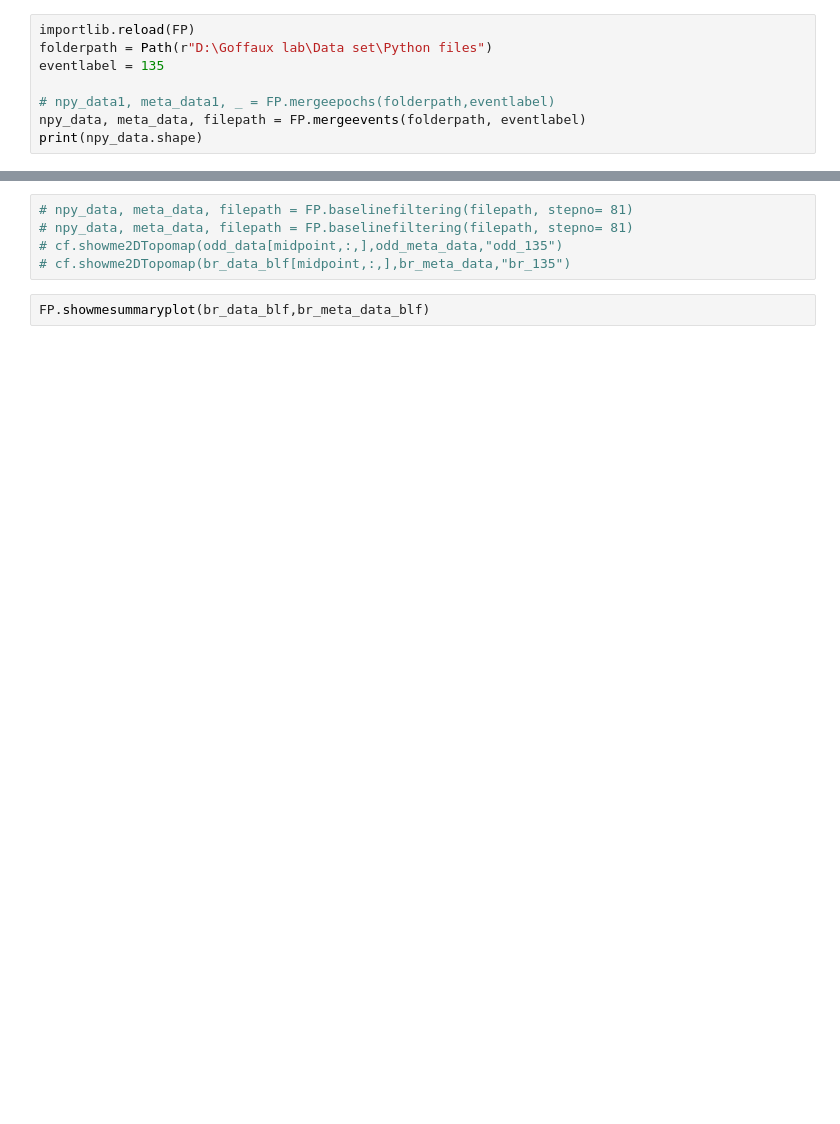
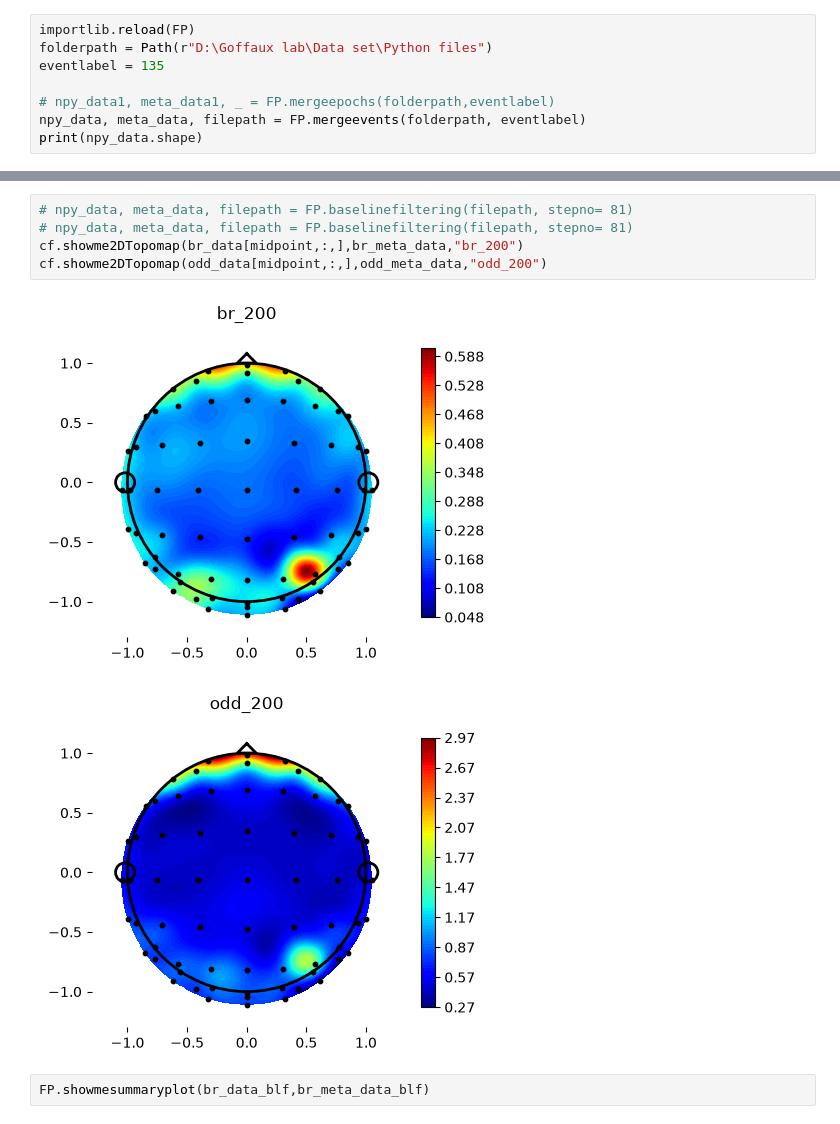
Before and after one commit to Bhargaverahkap/FPVS-Pypeline, a Jupyter notebook: FPyVS app test script.ipynb, the cells around one changed output, grey strips where cells are left out. Cells and saved outputs as stored; diff of their text form; blank space fills up the shorter version.

```diff
--- a/FPyVS app test script.ipynb
+++ b/FPyVS app test script.ipynb
@@ -102,8 +158,11 @@ cf.showme3DTopomapnewmesh(br_data_blf[midpoint,:,],br_meta_data_blf,"odd_135_blf
 # %%
 # npy_data, meta_data, filepath = FP.baselinefiltering(filepath, stepno= 81)
 # npy_data, meta_data, filepath = FP.baselinefiltering(filepath, stepno= 81)
-# cf.showme2DTopomap(odd_data[midpoint,:,],odd_meta_data,"odd_135")
-# cf.showme2DTopomap(br_data_blf[midpoint,:,],br_meta_data,"br_135")
+cf.showme2DTopomap(br_data[midpoint,:,],br_meta_data,"br_200")
+cf.showme2DTopomap(odd_data[midpoint,:,],odd_meta_data,"odd_200")
+# %% [output]
+[figure, added]
+[figure, added]
 # %%
 FP.showmesummaryplot(br_data_blf,br_meta_data_blf)
 # %%
```
Also changed, not shown: parts of 14 cells of this notebook, 2 other files.
